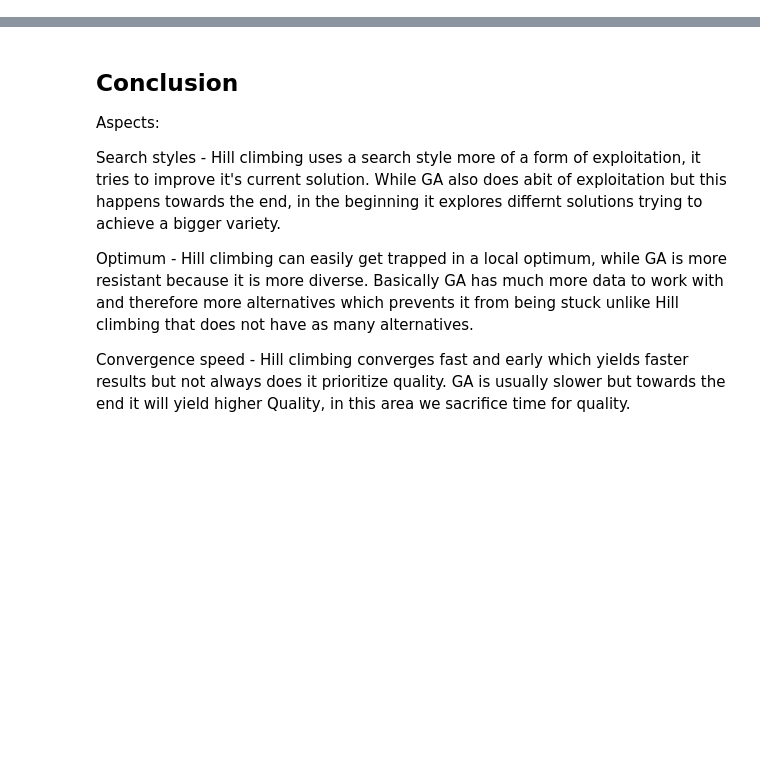
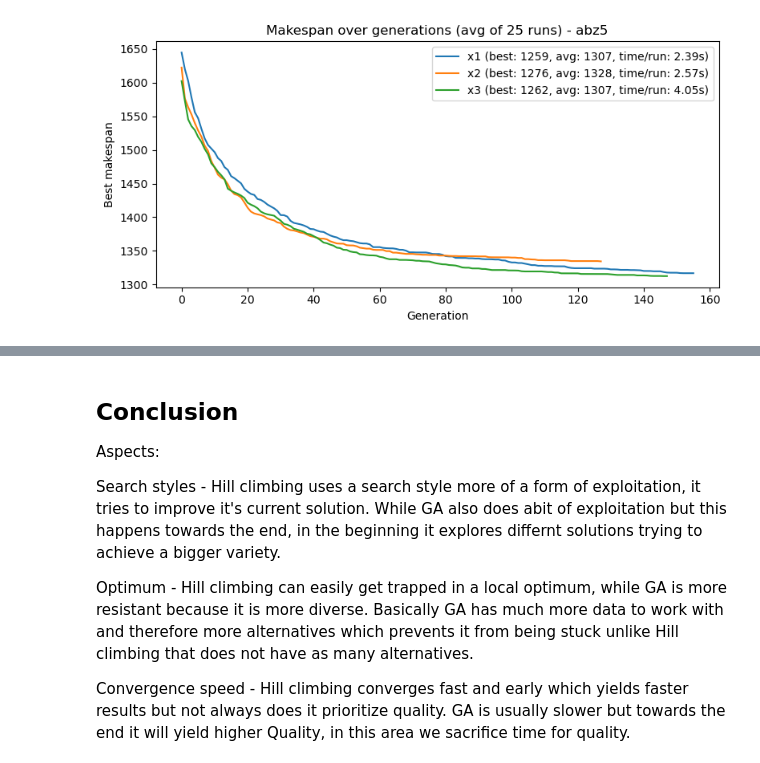
Before and after one commit to Yoosseph/optimization_algorithmic_research, a Jupyter notebook: results/results.ipynb, the cells around one changed output, grey strips where cells are left out. Drawn from its saved outputs; the diff is of its cells as text; code cells hidden in the pictures; blank space fills up the shorter version.

```diff
--- a/results/results.ipynb
+++ b/results/results.ipynb
@@ -67,0 +1,5 @@ Your explanation here...
+# %%
+from IPython.display import Image
+Image("genetic_graph_1.png")
+# %% [output]
+[figure, added]
```
Also changed, not shown: parts of 20 cells of this notebook.
